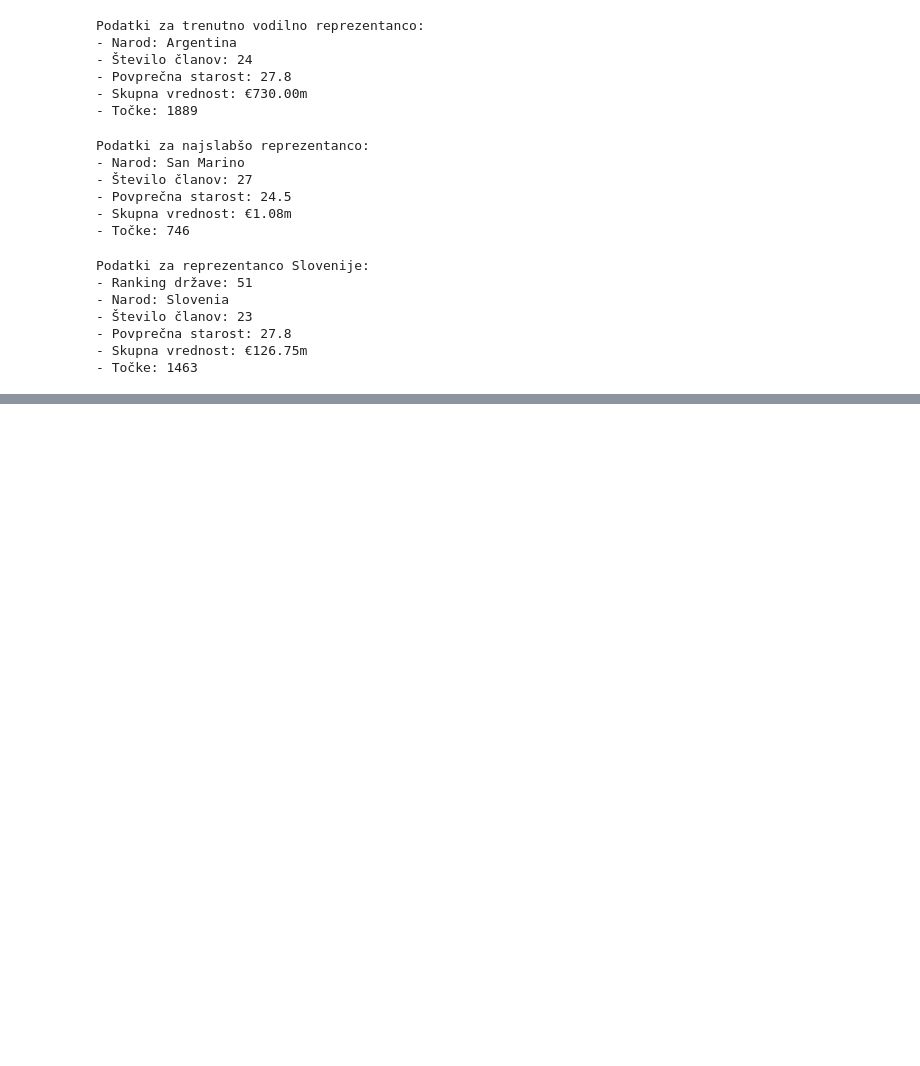
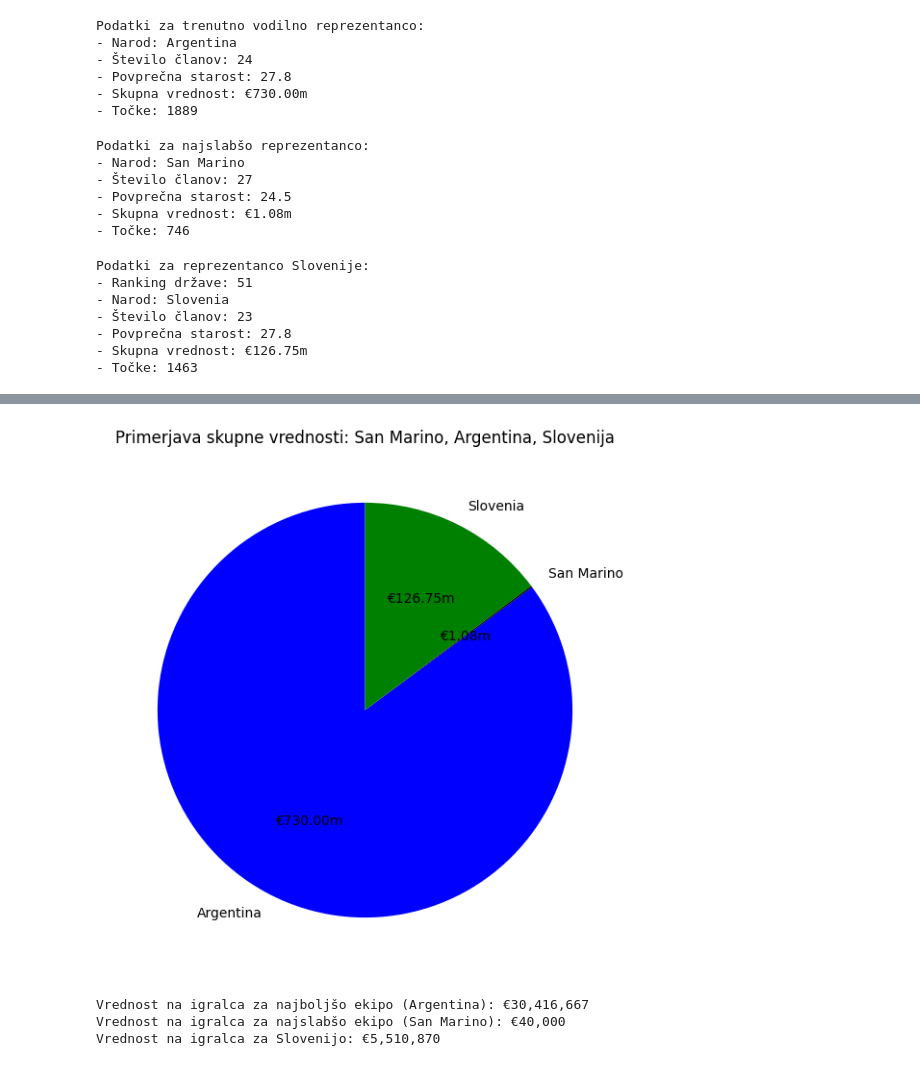
Before and after one commit to UrhVidecnik/UVP-Projektna-naloga, a Jupyter notebook: analiza.ipynb, the cells around one changed output, grey strips where cells are left out. Cells and saved outputs as stored; diff of their text form; code cells hidden in the pictures; blank space fills up the shorter version.

```diff
--- a/analiza.ipynb
+++ b/analiza.ipynb
@@ -106,0 +126,45 @@ plt.show()
+# %%
+
+vrednosti = [najboljsa['Skupna vrednost'], najslabsa['Skupna vrednost'], podatki_slovenije['Skupna vrednost']]
+
+# Pretvorimo vrednosti iz stringa v numerične vrednosti, kot smo prej naredili
+def pretvori_vrednost(value):
+    value = value.replace('€', '').replace('m', 'e6').replace('bn', 'e9')
+    return eval(value)
+
+vrednosti_numeric = [pretvori_vrednost(vrednost) for vrednost in vrednosti]
+
+def autopct_original(values_original):
+    def my_format(pct):
+        # Najdemo indeks ustrezne vrednosti glede na odstotek
+        total = sum(vrednosti_numeric)
+        for i, val in enumerate(vrednosti_numeric):
+            if abs(pct * total / 100.0 - val) < total * 0.01:
+                return values_original[i]  # Vrni originalno vrednost
+        return ''
+    return my_format
+
+# Ustvari tortni diagram
+plt.figure(figsize=(7, 7))
+plt.pie(vrednosti_numeric, labels=drzave, autopct=autopct_original(vrednosti), startangle=90, colors=['blue', 'black', 'green'])
+plt.title('Primerjava skupne vrednosti: San Marino, Argentina, Slovenija')
+plt.show()
+# %% [output]
+[figure, added]
+# %%
+stevilo_clanov_najboljsa = najboljsa['Število članov']
+stevilo_clanov_najslabsa = najslabsa['Število članov']
+stevilo_clanov_slovenija = podatki_slovenije['Število članov']
+
+
+vrednost_na_igralca_najboljsa = vrednosti_numeric[0] / stevilo_clanov_najboljsa
+vrednost_na_igralca_najslabsa = vrednosti_numeric[1] / stevilo_clanov_najslabsa
+vrednost_na_igralca_slovenija = vrednosti_numeric[2] / stevilo_clanov_slovenija
+
+print(f"Vrednost na igralca za najboljšo ekipo ({najboljsa['Narod']}): €{vrednost_na_igralca_najboljsa:,.0f}")
+print(f"Vrednost na igralca za najslabšo ekipo ({najslabsa['Narod']}): €{vrednost_na_igralca_najslabsa:,.0f}")
+print(f"Vrednost na igralca za Slovenijo: €{vrednost_na_igralca_slovenija:,.0f}")
+# %% [output]
+Vrednost na igralca za najboljšo ekipo (Argentina): €30,416,667
+Vrednost na igralca za najslabšo ekipo (San Marino): €40,000
+Vrednost na igralca za Slovenijo: €5,510,870
```
Also changed, not shown: parts of 4 cells of this notebook.
